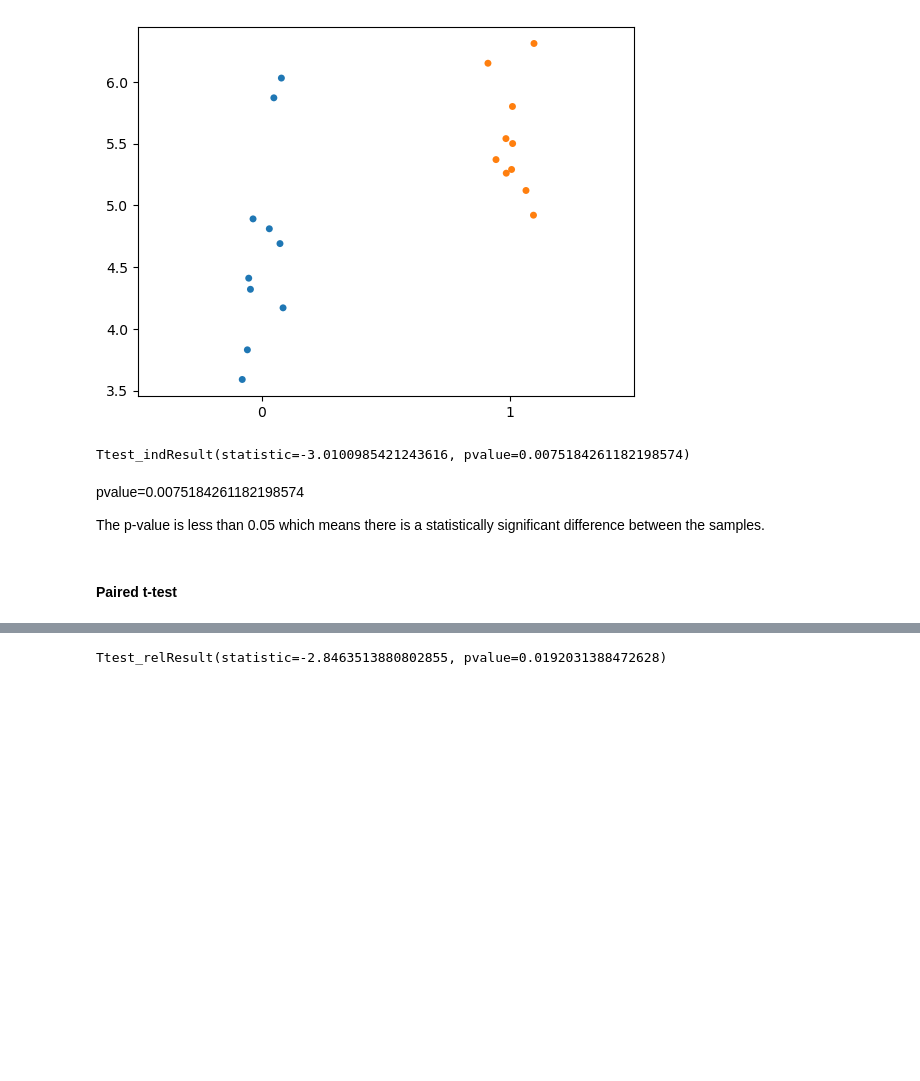
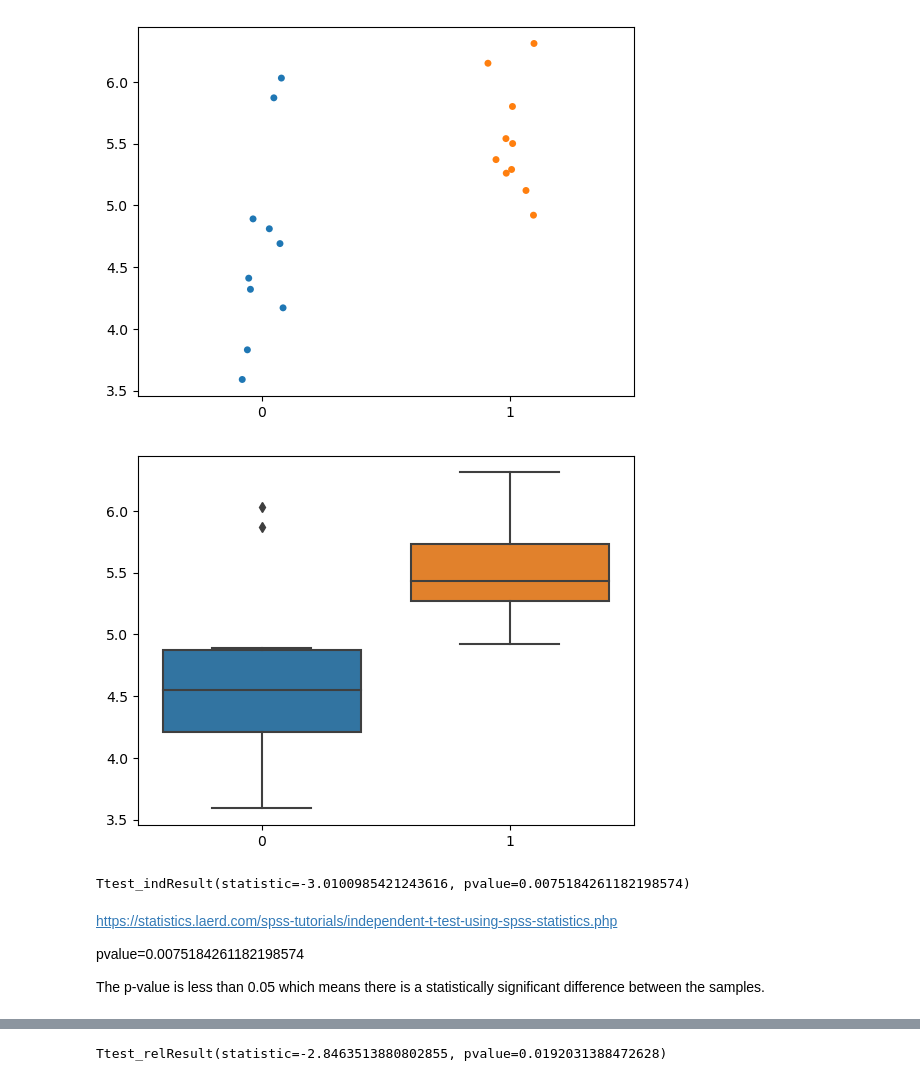
Before and after one commit to mickalleny2k/applied_statistics, a Jupyter notebook: project.ipynb, the cells around one changed output, grey strips where cells are left out. Drawn from its saved outputs; the diff is of its cells as text; code cells hidden in the pictures; blank space fills up the shorter version.

```diff
--- a/project.ipynb
+++ b/project.ipynb
@@ -153,13 +164,17 @@ ctrl
 sns.stripplot(data=[trt1.weight, trt2.weight]);
 # %% [output]
 [figure]
+# %%
+sns.boxplot(data=[trt1.weight, trt2.weight]);
+# %% [output]
+[figure, added]
 # %%
 stats.ttest_ind(trt1.weight, trt2.weight)
 # %% [output]
 Ttest_indResult(statistic=-3.0100985421243616, pvalue=0.0075184261182198574)
 # %% [markdown]
+https://statistics.laerd.com/spss-tutorials/independent-t-test-using-spss-statistics.php
+
 pvalue=0.0075184261182198574
 
 The p-value is less than 0.05 which means there is a statistically significant difference between the samples.
-# %% [markdown]
-#### Paired t-test
```
Also changed, not shown: parts of 3 cells of this notebook.
